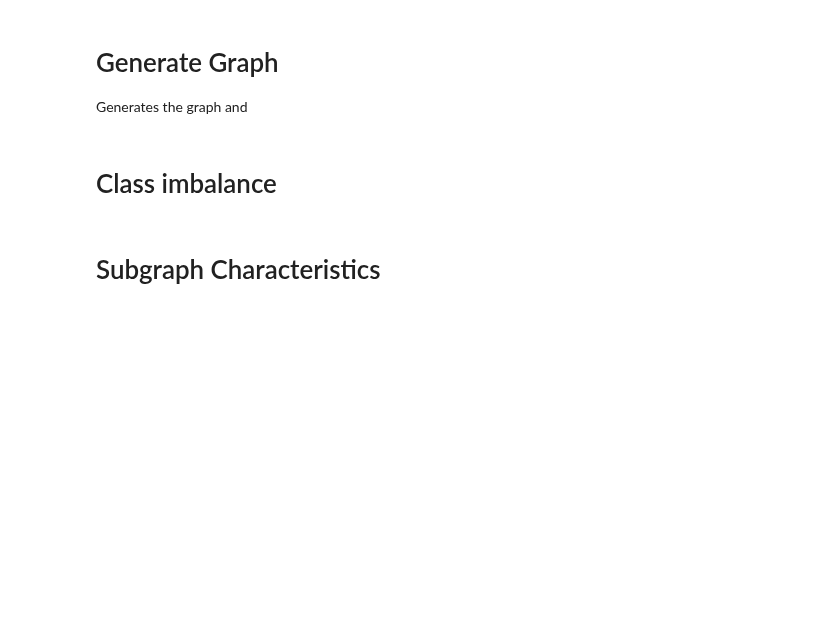
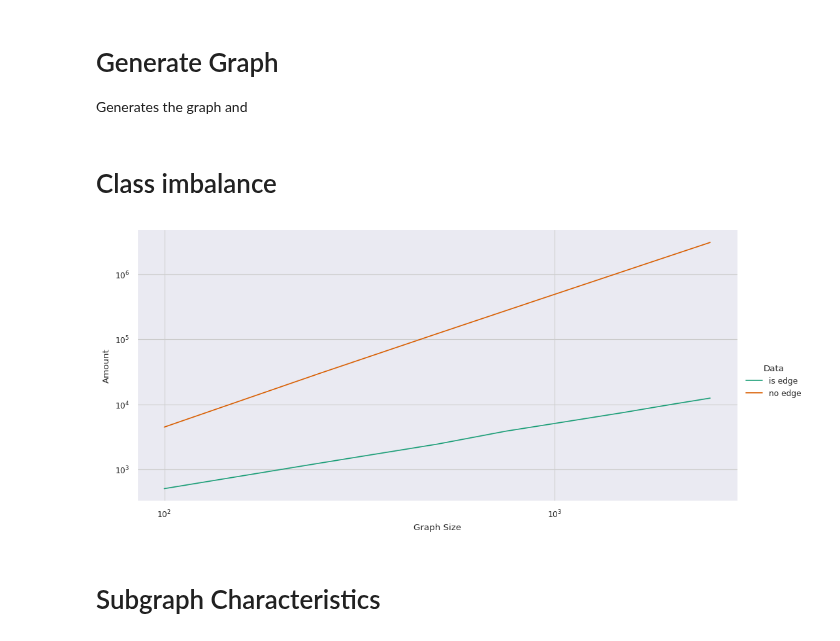
Before and after one commit to HydrofinLoewenherz/embedding-eval-framework, a Jupyter notebook: notebooks/subgraphs.ipynb, the cells around one changed output. Saved outputs shown, nothing was run; the diff lists cells and outputs as text; code cells hidden in the pictures; blank space fills up the shorter version.

```diff
--- a/notebooks/subgraphs.ipynb
+++ b/notebooks/subgraphs.ipynb
@@ -166,22 +168,26 @@ for args in args_list:
 # %%
 g = sns.relplot(
     data=df_result.assign(Data=df_result["type"].map({"n_non_edges": "no edge", "n_edges": "is edge"})), kind="line",
-    col="Data",
+    # col="Data",
     hue="Data",
     x="graph_size",
     y="amount",
-    # errorbar="sd",
+    errorbar="sd",
     palette=palette,
     aspect=2,
     facet_kws={
         'sharey': False,
         'sharex': True
     }
 )
 g.set_axis_labels("Graph Size", "Amount")
-for item, ax in g.axes_dict.items():
-    ax.set_title("")
+plt.yscale("log")
+plt.xscale("log")
+# for item, ax in g.axes_dict.items():
+#     ax.set_title("")
 g.fig.savefig('./out/dataset_composition_girg.pdf')
+# %% [output]
+[figure, added]
 # %%
 df_result.to_csv(f"./out/data_girg.csv.zip", index=False, compression=dict(method='zip', archive_name=f"data_girg.csv"))
 # %%
```
Also changed, not shown: parts of 4 cells of this notebook, 5 other files.
